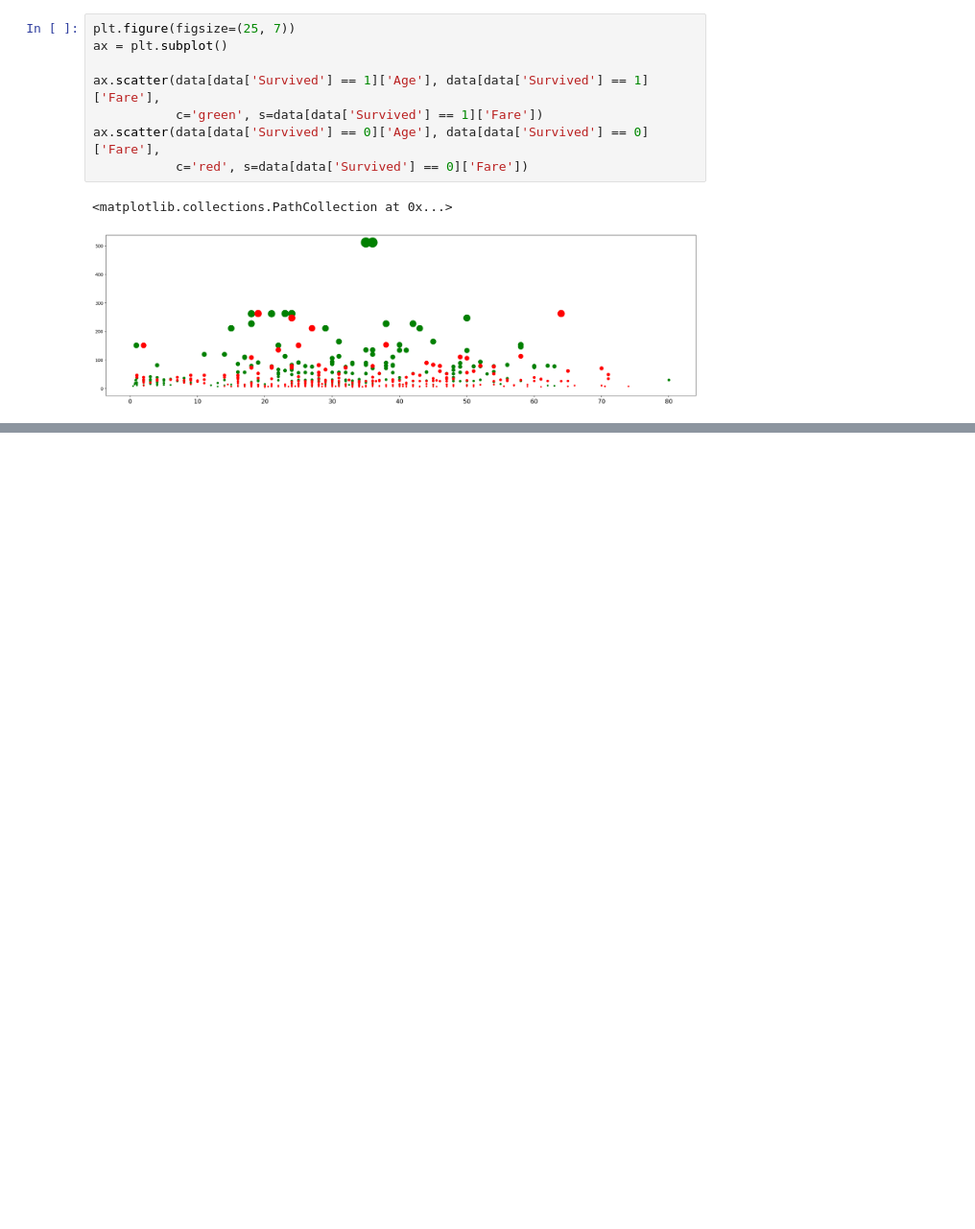
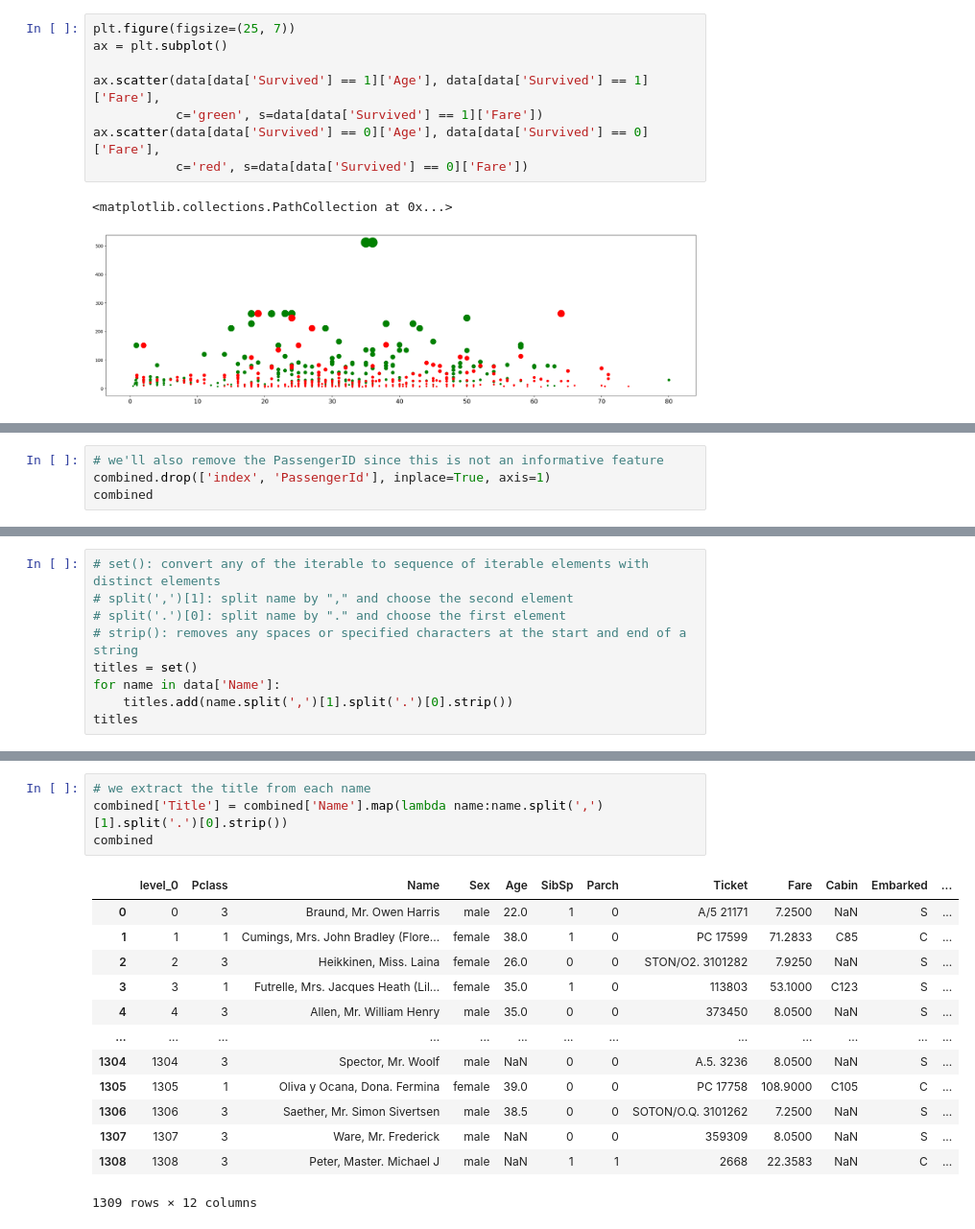
Before and after one commit to xuxiufeng/Titanic-Machine_Learning_from_Disaster, a Jupyter notebook: Titanic_Machine_Learning_from_Disaster.ipynb, the cells around one changed output, grey strips where cells are left out. Shown at 96% size. Cells and saved outputs as stored; diff of their text form; blank space fills up the shorter version.

```diff
--- a/Titanic_Machine_Learning_from_Disaster.ipynb
+++ b/Titanic_Machine_Learning_from_Disaster.ipynb
@@ -145,0 +222,4 @@ ax.scatter(data[data['Survived'] == 0]['Age'], data[data['Survived'] == 0]['Fare
+# %%
+# we'll also remove the PassengerID since this is not an informative feature
+combined.drop(['index', 'PassengerId'], inplace=True, axis=1)
+combined
@@ -145,0 +251,9 @@ ax.scatter(data[data['Survived'] == 0]['Age'], data[data['Survived'] == 0]['Fare
+# %%
+# set(): convert any of the iterable to sequence of iterable elements with distinct elements
+# split(',')[1]: split name by "," and choose the second element
+# split('.')[0]: split name by "." and choose the first element
+# strip(): removes any spaces or specified characters at the start and end of a string
+titles = set()
+for name in data['Name']:
+    titles.add(name.split(',')[1].split('.')[0].strip())
+titles
@@ -145,0 +298,18 @@ ax.scatter(data[data['Survived'] == 0]['Age'], data[data['Survived'] == 0]['Fare
+# %%
+# we extract the title from each name
+combined['Title'] = combined['Name'].map(lambda name:name.split(',')[1].split('.')[0].strip())
+combined
+# %% [output]
+|  | level_0 | Pclass | Name | Sex | Age | SibSp | Parch | Ticket | Fare | Cabin | Embarked | ... |
+| 0 | 0 | 3 | Braund, Mr. Owen Harris | male | 22.0 | 1 | 0 | A/5 21171 | 7.2500 | NaN | S | ... |
+| 1 | 1 | 1 | Cumings, Mrs. John Bradley (Flore... | female | 38.0 | 1 | 0 | PC 17599 | 71.2833 | C85 | C | ... |
+| 2 | 2 | 3 | Heikkinen, Miss. Laina | female | 26.0 | 0 | 0 | STON/O2. 3101282 | 7.9250 | NaN | S | ... |
+| 3 | 3 | 1 | Futrelle, Mrs. Jacques Heath (Lil... | female | 35.0 | 1 | 0 | 113803 | 53.1000 | C123 | S | ... |
+| 4 | 4 | 3 | Allen, Mr. William Henry | male | 35.0 | 0 | 0 | 373450 | 8.0500 | NaN | S | ... |
+| ... | ... | ... | ... | ... | ... | ... | ... | ... | ... | ... | ... | ... |
+| 1304 | 1304 | 3 | Spector, Mr. Woolf | male | NaN | 0 | 0 | A.5. 3236 | 8.0500 | NaN | S | ... |
+| 1305 | 1305 | 1 | Oliva y Ocana, Dona. Fermina | female | 39.0 | 0 | 0 | PC 17758 | 108.9000 | C105 | C | ... |
+| 1306 | 1306 | 3 | Saether, Mr. Simon Sivertsen | male | 38.5 | 0 | 0 | SOTON/O.Q. 3101262 | 7.2500 | NaN | S | ... |
+| 1307 | 1307 | 3 | Ware, Mr. Frederick | male | NaN | 0 | 0 | 359309 | 8.0500 | NaN | S | ... |
+| 1308 | 1308 | 3 | Peter, Master. Michael J | male | NaN | 1 | 1 | 2668 | 22.3583 | NaN | C | ... |
+1309 rows × 12 columns
```
Also changed, not shown: parts of 16 cells of this notebook.
